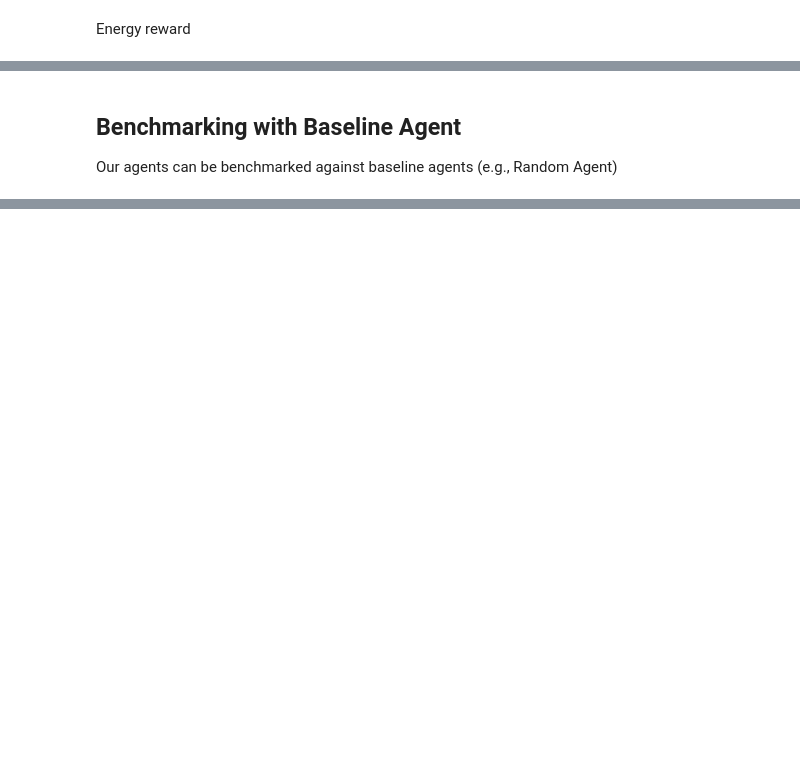
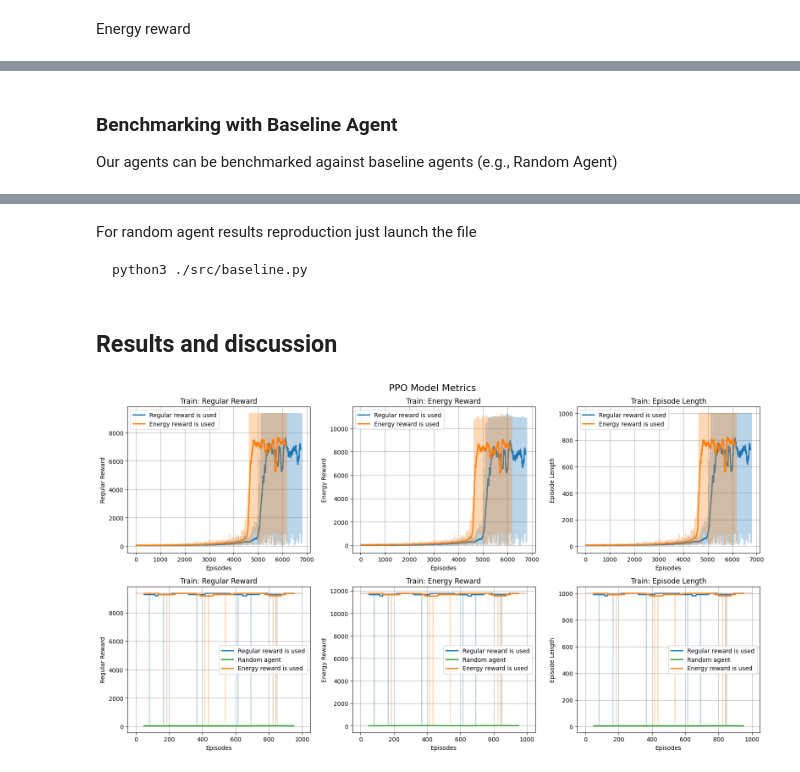
Before and after one commit to Makkarik/energy-based-pendulum, a Jupyter notebook: Entrypoint.ipynb, the cells around one changed output, grey strips where cells are left out. Saved outputs shown, nothing was run; the diff lists cells and outputs as text; code cells hidden in the pictures; blank space fills up the shorter version.

Commit message:
Visualization refactored

````diff
--- a/Entrypoint.ipynb
+++ b/Entrypoint.ipynb
@@ -908,7 +908,7 @@ mp4_to_gif("./results")
     <p align="center">Fig. 4 - PPO agent with energy based reward</p>
 </p>
 # %% [markdown]
-## Benchmarking with Baseline Agent
+### Benchmarking with Baseline Agent
 
 Our agents can be benchmarked against baseline agents (e.g., Random Agent)
 # %% [markdown]
@@ -916,3 +916,11 @@ Our agents can be benchmarked against baseline agents (e.g., Random Agent)
     <img width="600" src="results\random-episode-0.gif">
     <p align="center">Fig. 5 - Random agent</p>
 </p>
+# %% [markdown]
+For random agent results reproduction just launch the file
+
+```shell
+python3 ./src/baseline.py
+```
+# %% [markdown]
+## Results and discussion
@@ -918,0 +929,5 @@ Our agents can be benchmarked against baseline agents (e.g., Random Agent)
+# %%
+figure = plot_metrics("PPO", 100)
+figure.savefig("./results/ppo-metrics.jpg")
+# %% [output]
+[figure, added]
````
Also changed, not shown: parts of 4 cells of this notebook, 17 other files.
